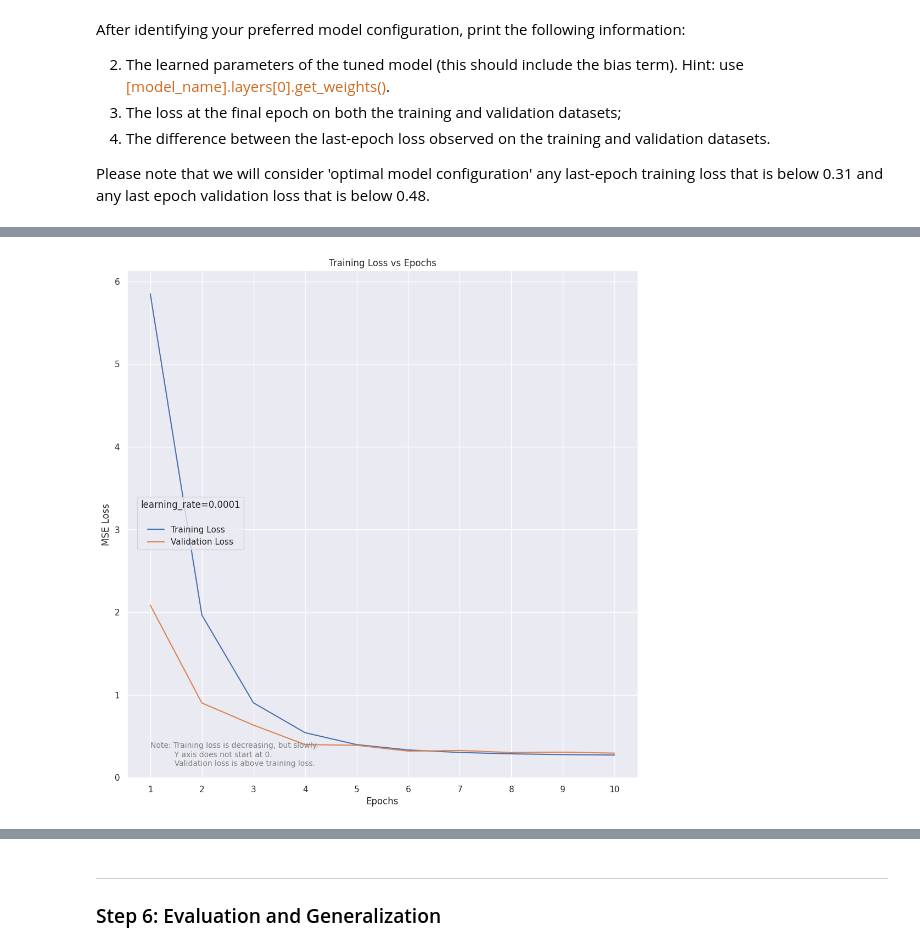
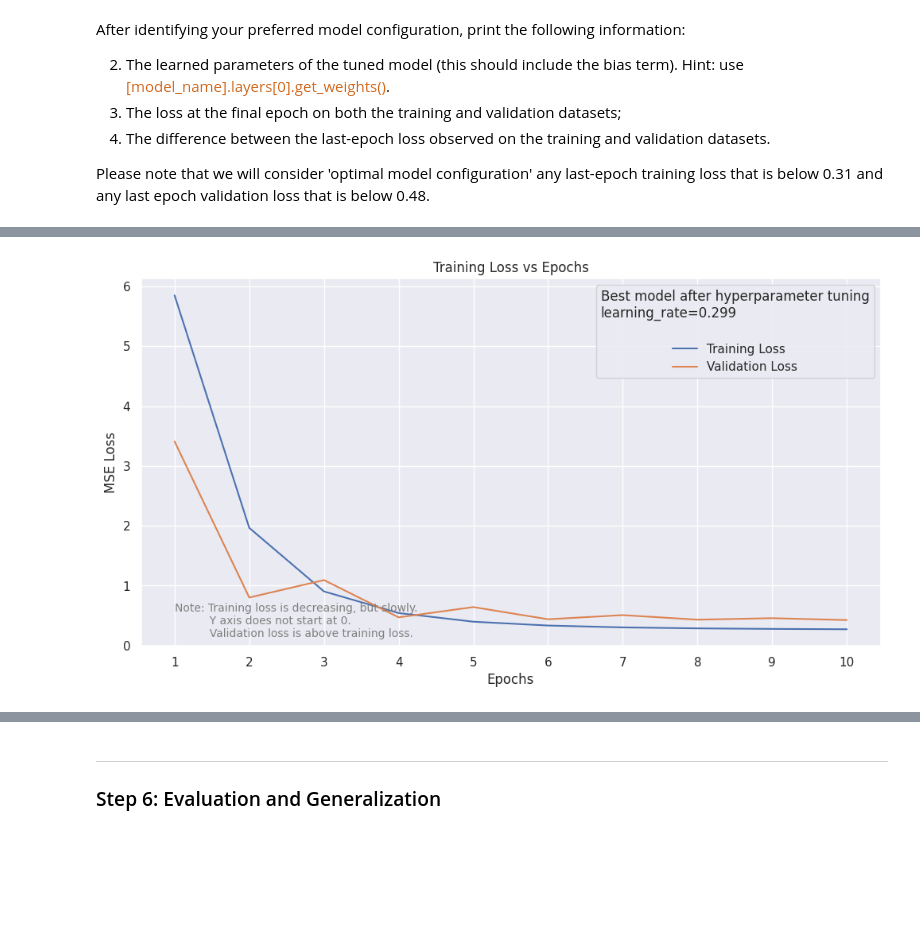
Before and after one commit to dabingougou/207, a Jupyter notebook: module_3/03 Linear Regression with Tensorflow.ipynb, the cells around one changed output, grey strips where cells are left out. Drawn from its saved outputs; the diff is of its cells as text; code cells hidden in the pictures; blank space fills up the shorter version.

```diff
--- a/module_3/03 Linear Regression with Tensorflow.ipynb
+++ b/module_3/03 Linear Regression with Tensorflow.ipynb
@@ -491,22 +533,21 @@ Please note that we will consider 'optimal model configuration' any last-epoch t
 tf.random.set_seed(0)
 tf.keras.backend.clear_session()
 # YOUR CODE HERE
-#model_tf = build_model(num_features=X_train.shape[1],
-#            learning_rate=0.0001)
 
+# Task 1 Fine-tuning
+# Found the best model below via MANUAL tuning
 model_tf_optimal = build_model(num_features=X_train.shape[1],
                                 learning_rate=0.299)
-# 0.0935
 
 
-
+# Store results of all epochs in the fitting process
 history_optimal = model_tf_optimal.fit(X_train_std, Y_train_std,
                                  epochs=10,
                                  batch_size=X_train_std.shape[0],
-                                 validation_data=(X_val, Y_val),
+                                 validation_data=(X_val_std, Y_val_std),
                                  verbose=1)
 
+# Store weights after optimization
 weights = model_tf_optimal.layers[0].get_weights()
-print(history_optimal.history)
 # %% [output]
 Epoch 1/10
@@ -529,26 +573,26 @@ Epoch 10/10
 # %%
-fig, ax = plt.subplots(figsize=(12,12))
+fig, ax = plt.subplots(figsize=(12,6))
 
 epochs = range(1, len(history_optimal.history['loss']) + 1)
 ax.plot(epochs, history_optimal.history['loss'],
         label='Training Loss')
 ax.plot(epochs, history_optimal.history['val_loss'],
         label="Validation Loss")
 #plt.ylim(bottom=5.6)
 #history.history['loss']
 ax.set_xlabel("Epochs")
 ax.set_ylabel("MSE Loss")
 ax.set_title("Training Loss vs Epochs")
 
 plt.xticks(range(1, len(history_optimal.history['loss']) + 1, 1))
-ax.legend(title='learning_rate=0.0001\n',
-          loc=[0.02,0.45])
+ax.legend(title='Best model after hyperparameter tuning\nlearning_rate=0.299\n',
+          loc='upper right')
 
 plt.text(1, plt.ylim()[0] + 0.15,
          "Note: Training loss is decreasing, but slowly.\n\
           Y axis does not start at 0.\n\
           Validation loss is above training loss.", fontsize=10, ha='left', color='gray')
 plt.show()
 # %% [output]
-[figure, old version]
+[figure, new version]
 # %%
```
Also changed, not shown: parts of 26 cells of this notebook.
